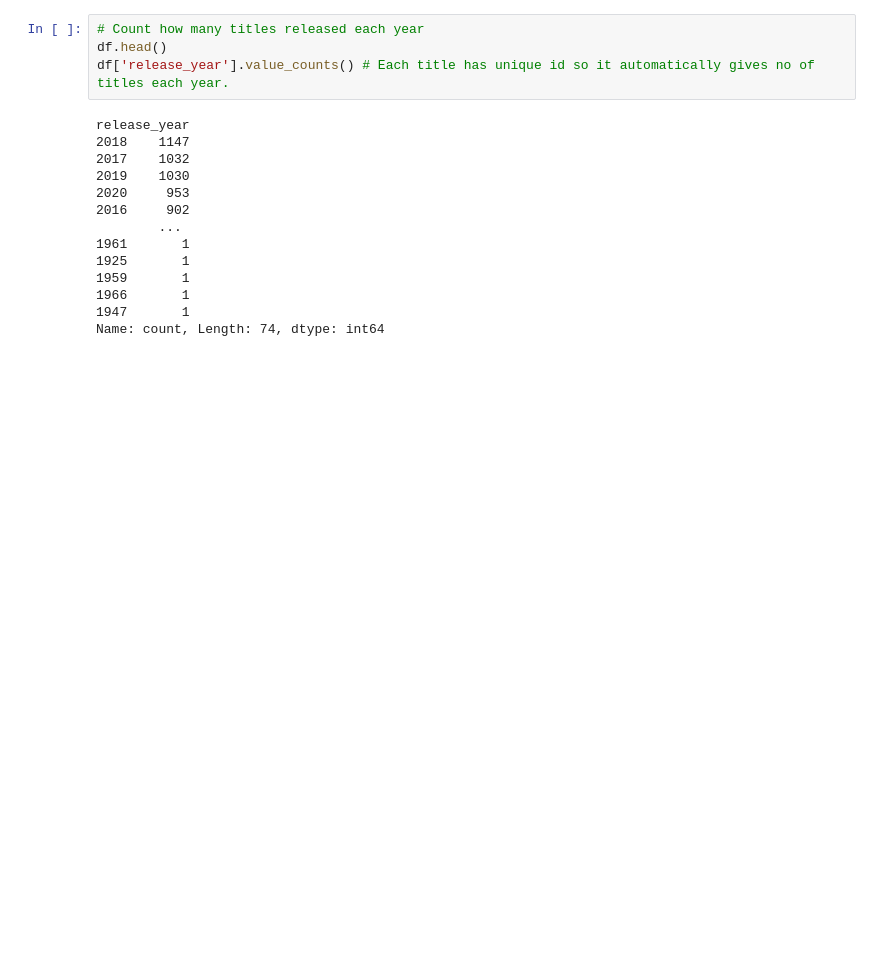
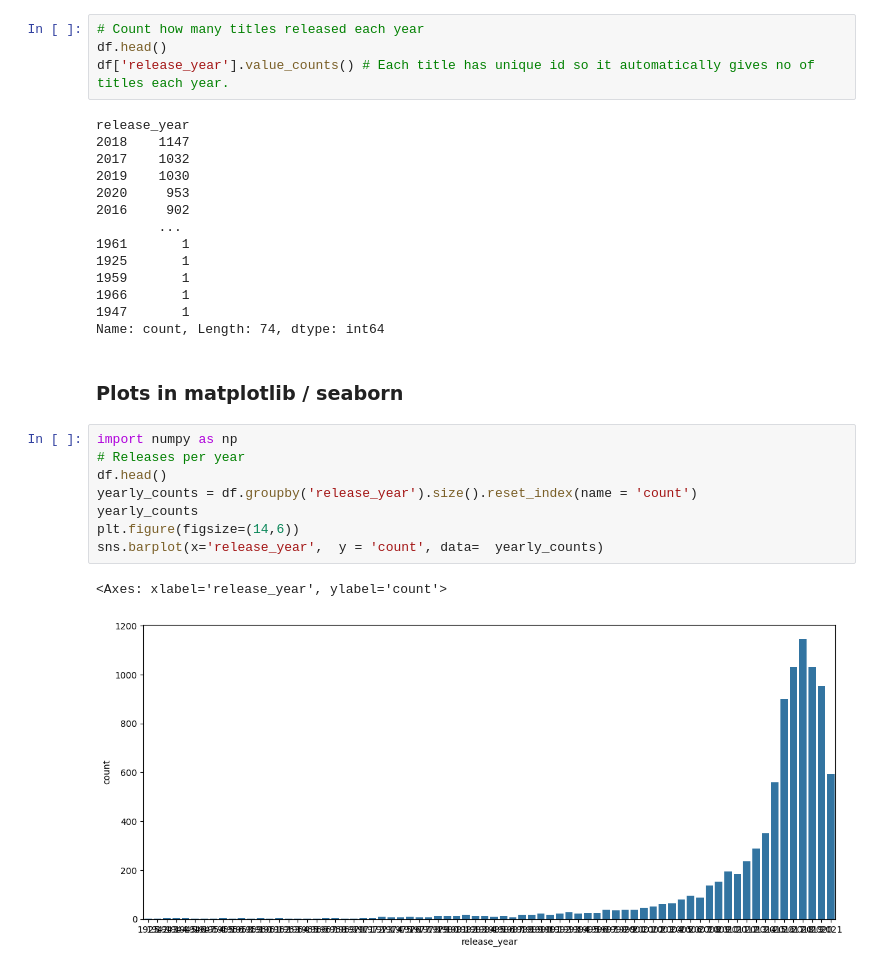
Before and after one commit to parag0811/pandas-practice-netflix-dataset, a Jupyter notebook: notebooks/basics.ipynb, the cells around one changed output. Saved outputs shown, nothing was run; the diff lists cells and outputs as text; blank space fills up the shorter version.

Commit message:
Practicing matplotlib

```diff
--- a/notebooks/basics.ipynb
+++ b/notebooks/basics.ipynb
@@ -50,3 +46,16 @@ release_year
 1966       1
 1947       1
 Name: count, Length: 74, dtype: int64
+# %% [markdown]
+### Plots in matplotlib / seaborn
+# %%
+import numpy as np
+# Releases per year
+df.head()
+yearly_counts = df.groupby('release_year').size().reset_index(name = 'count')
+yearly_counts
+plt.figure(figsize=(14,6))
+sns.barplot(x='release_year',  y = 'count', data=  yearly_counts)
+# %% [output]
+<Axes: xlabel='release_year', ylabel='count'>
+[figure, added]
```
Also changed, not shown: parts of 5 cells of this notebook.
